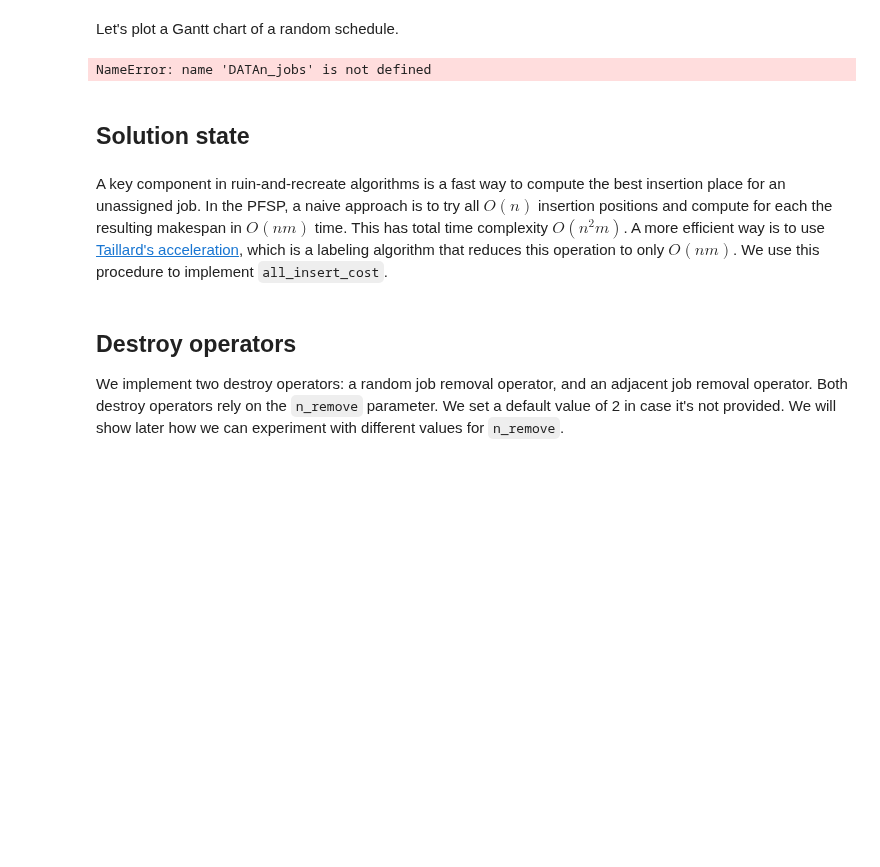
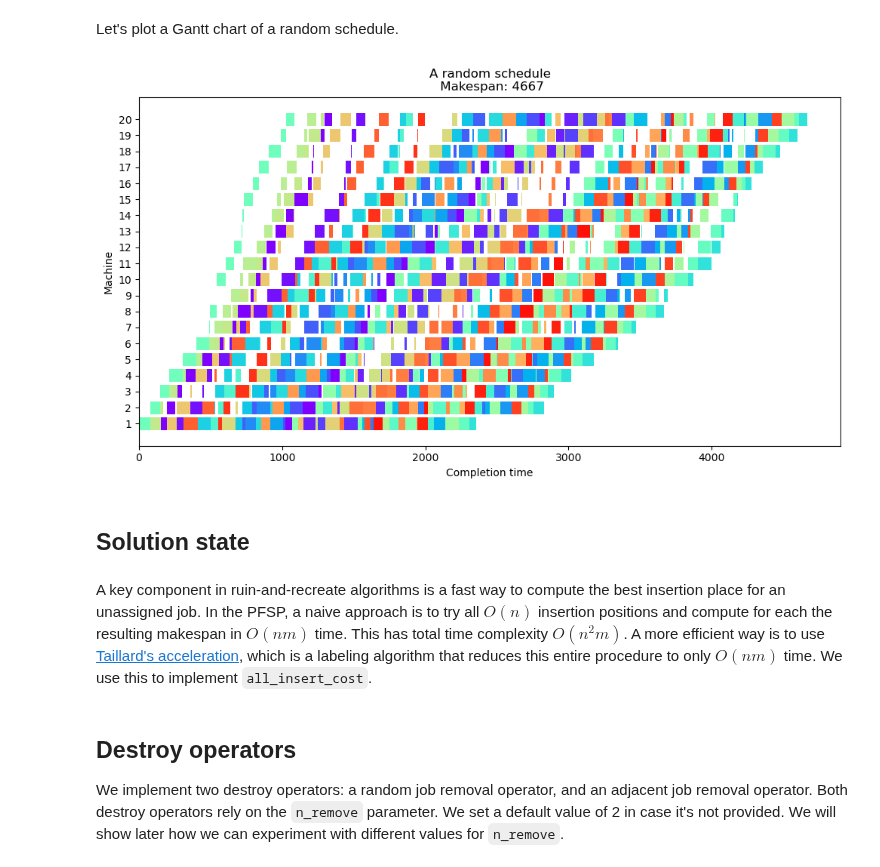
Before and after one commit to N-Wouda/ALNS, a Jupyter notebook: docs/source/examples/permutation_flow_shop_problem.ipynb, the cells around one changed output. Saved outputs shown, nothing was run; the diff lists cells and outputs as text; code cells hidden in the pictures; blank space fills up the shorter version.

```diff
--- a/docs/source/examples/permutation_flow_shop_problem.ipynb
+++ b/docs/source/examples/permutation_flow_shop_problem.ipynb
@@ -52,13 +52,13 @@ def compute_completion_times(schedule):
     """
     Compute the completion time for each job of the passed-in schedule.
     """
-    completion = np.zeros(DATAprocessing_times.shape, dtype=int)
+    completion = np.zeros(DATA.processing_times.shape, dtype=int)
 
     for idx, job in enumerate(schedule):
-        for machine in range(DATAn_machines):
+        for machine in range(DATA.n_machines):
             prev_job = completion[machine, schedule[idx - 1]] if idx > 0 else 0
             prev_machine = completion[machine - 1, job] if machine > 0 else 0
-            processing = DATAprocessing_times[machine, job]
+            processing = DATA.processing_times[machine, job]
 
             completion[machine, job] = max(prev_job, prev_machine) + processing
 
@@ -75,16 +75,16 @@ def plot(schedule, name):
     """
     Plots a Gantt chart of the schedule for the permutation flow shop problem.
     """
-    n_machines, n_jobs = DATAprocessing_times.shape
+    n_machines, n_jobs = DATA.processing_times.shape
 
     completion = compute_completion_times(schedule)
-    start = completion - DATAprocessing_times
+    start = completion - DATA.processing_times
 
     # Plot each job using its start and completion time
     cmap = cm.get_cmap("rainbow", n_jobs)
     machines, length, start_job, job_colors = zip(
         *[
-            (i, DATAprocessing_times[i, j], start[i, j], cmap(j - 1))
+            (i, DATA.processing_times[i, j], start[i, j], cmap(j - 1))
             for i in range(n_machines)
             for j in range(n_jobs)
         ]
@@ -96,13 +96,14 @@ def plot(schedule, name):
     ax.set_title(f"{name}\n Makespan: {compute_makespan(schedule)}")
     ax.set_ylabel(f"Machine")
     ax.set_xlabel(f"Completion time")
-    ax.set_yticks(range(DATAn_machines))
+    ax.set_yticks(range(DATA.n_machines))
+    ax.set_yticklabels(range(1, DATA.n_machines + 1))
 
     plt.show()
 # %%
-plot(rnd.choice(range(DATAn_jobs), size=DATAn_jobs, replace=False), 'A random schedule')
+plot(rnd.choice(range(DATA.n_jobs), size=DATA.n_jobs, replace=False), 'A random schedule')
 # %% [output]
-NameError: name 'DATAn_jobs' is not defined
+[figure, added]
 # %% [markdown]
 ## Solution state
 # %%
@@ -130,7 +131,7 @@ class Solution(State):
     def remove(self, job: int):
         self.schedule.remove(job)
 # %% [markdown]
-A key component in ruin-and-recreate algorithms is a fast way to compute the best insertion place for an unassigned job. In the PFSP, a naive approach is to try all $O(n)$ insertion positions and compute for each the resulting makespan in $O(nm)$ time. This has total time complexity $O(n^2m)$. A more efficient way is to use [Taillard's acceleration](https://scholar.google.com/citations?view_op=view_citation&hl=nl&user=vj-4SjYAAAAJ&citation_for_view=vj-4SjYAAAAJ:IjCSPb-OGe4C), which is a labeling algorithm that reduces this operation to only $O(nm)$. We use this procedure to implement `all_insert_cost`.
+A key component in ruin-and-recreate algorithms is a fast way to compute the best insertion place for an unassigned job. In the PFSP, a naive approach is to try all $O(n)$ insertion positions and compute for each the resulting makespan in $O(nm)$ time. This has total time complexity $O(n^2m)$. A more efficient way is to use [Taillard's acceleration](https://scholar.google.com/citations?view_op=view_citation&hl=nl&user=vj-4SjYAAAAJ&citation_for_view=vj-4SjYAAAAJ:IjCSPb-OGe4C), which is a labeling algorithm that reduces this entire procedure to only $O(nm)$ time. We use this to implement `all_insert_cost`.
 # %%
 def all_insert_cost(schedule: List[int], job: int) -> List[Tuple[int, float]]:
     """
```
Also changed, not shown: parts of 19 cells of this notebook.
